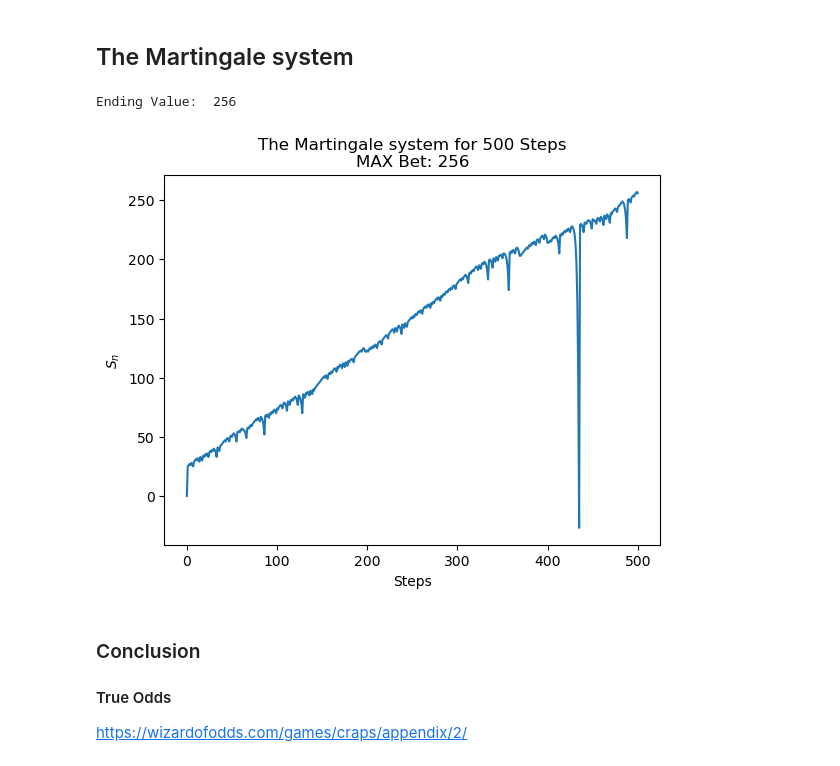
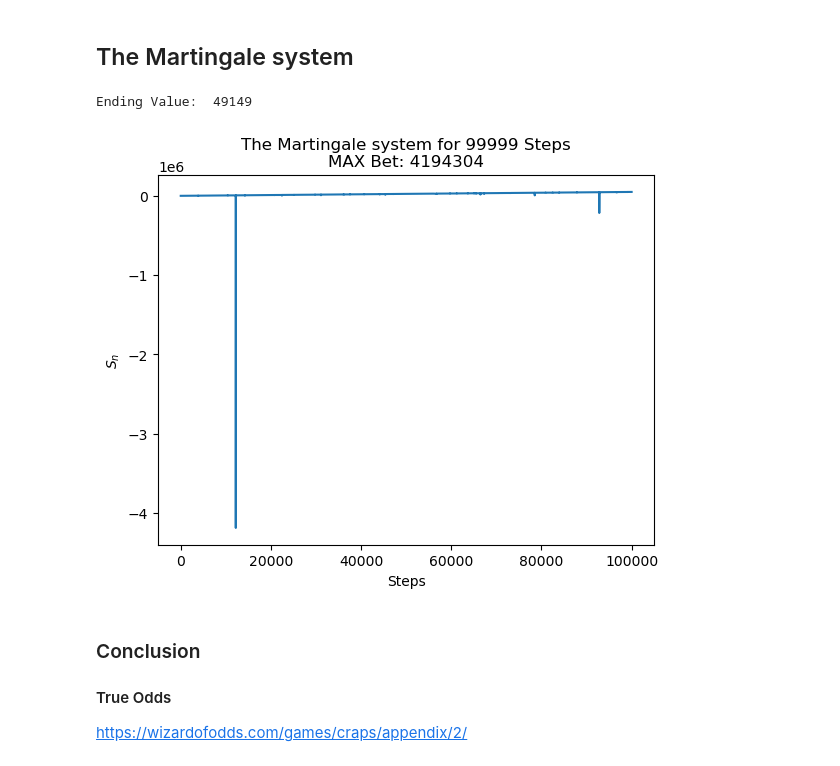
Before and after one commit to TylerXNguyen/Craps-Monte-Carlo, a Jupyter notebook: game.ipynb, the cells around one changed output. Cells and saved outputs as stored; diff of their text form; code cells hidden in the pictures.

Commit message:
Fixed Martingale bet logic
Changed martingale with pass line bet

```diff
--- a/game.ipynb
+++ b/game.ipynb
@@ -294,30 +294,32 @@ Bets on other bets that don't require relying on craps game
 # %%
 label = "The Martingale system"
 
-bet = 25
-n = 500
+# Change these
+bet_amt = 1
+n = 99999
+
+bet = 1
 start = 0
 x = [0]
 maxBet = 1
 for i in range(n):
-    win = dontComeBet()
+    win = passLineBet()
     step = win * bet
     start = start + step
     x.append(start)
     if win == -1:
         bet *= 2
     else:
-        bet = 1
+        bet = bet_amt
     maxBet = max([maxBet, bet])
-eX = x[-1] / n
 plt.plot(x)
 plt.title(str(label + " for " + str(n) + " Steps\nMAX Bet: " + str(maxBet)))
 plt.xlabel('Steps')
 plt.ylabel(r'$S_{n}$')
 print("Ending Value: ", x[len(x) - 1])
 # %% [output]
-Ending Value:  256
+Ending Value:  49149
-[figure, old version]
+[figure, new version]
 # %% [markdown]
 ### Conclusion
 
```
